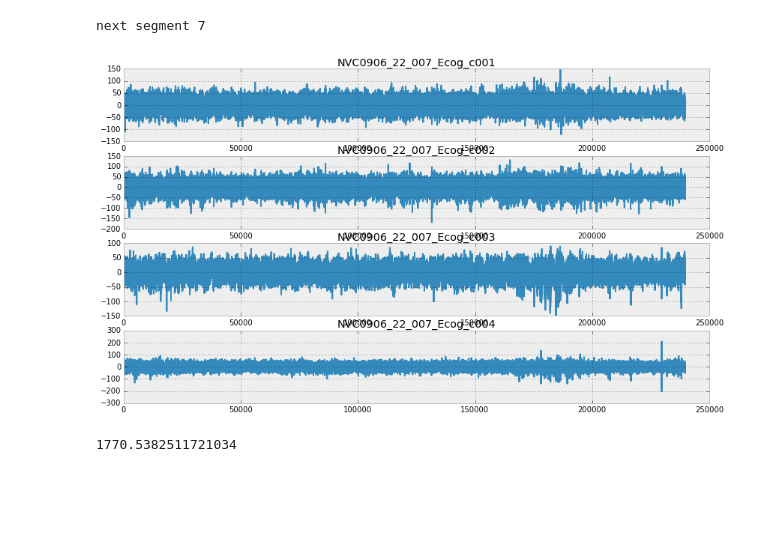
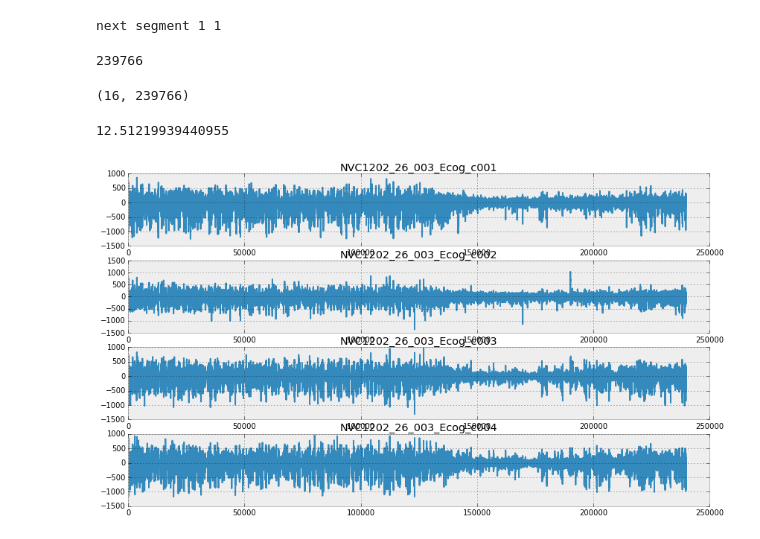
Before and after one commit to nttrungmt/seizure-prediction, a Jupyter notebook: notebooks/140919-signal-spectorgram.ipynb, the cells around one changed output. Drawn from its saved outputs; the diff is of its cells as text; code cells hidden in the pictures; blank space fills up the shorter version.

```diff
--- a/notebooks/140919-signal-spectorgram.ipynb
+++ b/notebooks/140919-signal-spectorgram.ipynb
@@ -10,5 +10,5 @@ import random
 import sys
 sys.path.append('..')
 # %%
-target = 'Dog_3'
-data_type = 'interictal' # preictal interictal, test
+target = 'Dog_4'
+data_type = 'test' # preictal interictal, test
@@ -19,2 +16,0 @@ channel = 3
-# %%
-segment = 1 # start segment
@@ -21,20 +19,21 @@ segment = 1 # start segment
 # %%
 import scipy.io
 
+nchain = 0 # which chain you want
+
 all_data = last_sequence = last_data_length_sec = last_Fs = last_channels = last_d_shape = None
-while True:
-    fname = '../seizure-data/%s/%s_%s_segment_%04d.mat'%(target,target,data_type,segment)
+for segment in range(10000):
+    fname = '../seizure-data/%s/%s_%s_segment_%04d.mat'%(target,target,data_type,segment+1)
     try:
         data = scipy.io.loadmat(fname)
     except:
         break
-    k = '%s_segment_%d'%(data_type,segment)
-    for k1 in data.keys():
-        if k1 != k:
-            print data[k1],
-    print
+    k = '%s_segment_%d'%(data_type,segment+1)
     data_length_sec = data[k]['data_length_sec'][0,0][0,0]
-    sequence = data[k]['sequence'][0,0][0,0]
+    try:
+        sequence = data[k]['sequence'][0,0][0,0]
+    except:
+        sequence = 1
     Fs = float(data[k]['sampling_frequency'][0,0][0,0])
     channels = [t[0] for t in data[k]['channels'][0,0][0]]
     d = data[k]['data'][0,0]
@@ -51,12 +50,18 @@ while True:
     last_d_shape = d.shape
 
     if last_sequence is None:
-        all_data = d
+        all_data = d.astype(float)
     elif last_sequence < sequence:
-        all_data = np.hstack((all_data,d))
+        if Fs > 400:
+            data_offset = d[:,:1].mean(axis=-1) - all_data[:,-1:].mean(axis=-1)
+            d -= data_offset.reshape(-1,1)
+        all_data = np.hstack((all_data,d.astype(float)))
     else:
-        break
+        if nchain == 0:
+            break
+        nchain -= 1
+        all_data = d.astype(float)
     last_sequence = sequence
-    segment += 1
+all_data = all_data.copy()
 data_length_sec, sequence, Fs, all_data.shape
 # %% [output]
@@ -71,13 +69,25 @@ data_length_sec, sequence, Fs, all_data.shape
 # %%
-print 'next segment', segment
+print 'next segment', segment, last_sequence
 # %% [output]
-next segment 7
+next segment 1 1
+# %%
+int(all_data.shape[1]*399.61/Fs + 0.5)
+# %% [output]
+239766
+# %%
+all_data.shape
+# %% [output]
+(16, 239766)
+# %%
+5000/399.61
+# %% [output]
+12.51219939440955
 # %%
 Nchannels = 4 # d.shape[0]
 for i in range(Nchannels):
     pl.subplot(Nchannels,1,i+1)
-    pl.plot(d[i,:500000])
+    pl.plot(all_data[i,:int(12.5*40000)])
     pl.title(channels[i])
 pl.gcf().set_size_inches(14,8);
 # %% [output]
-[figure, old version]
+[figure, new version]
@@ -86,4 +93,0 @@ Y = np.abs(np.fft.rfft(all_data[channel,:]))
-# %%
-Y[60*data_length_sec]/np.std(all_data[0,:])
-# %% [output]
-1770.5382511721034
```
Also changed, not shown: parts of 18 cells of this notebook, 12 other files.
